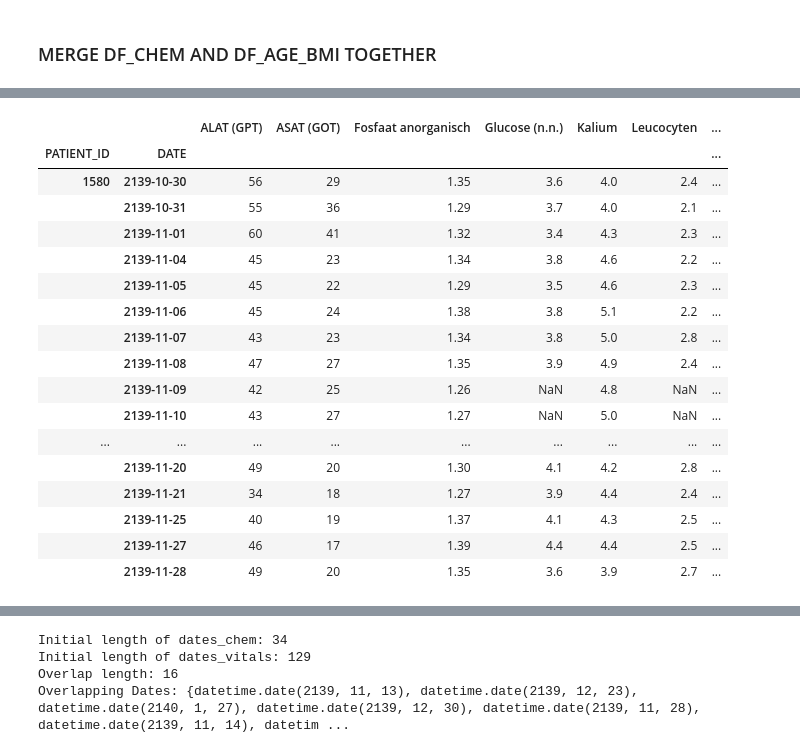
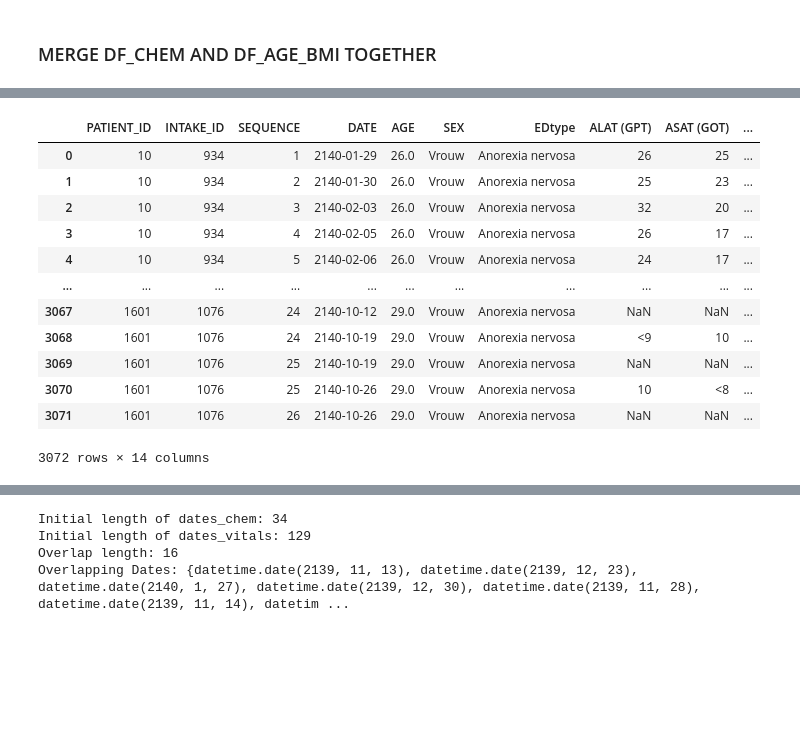
Before and after one commit to puckkwaspen/BEP_RFS, a Jupyter notebook: EDA.ipynb, the cells around one changed output, grey strips where cells are left out. Drawn from its saved outputs; the diff is of its cells as text; code cells hidden in the pictures; blank space fills up the shorter version.

Commit message:
bmi dataframe still not fixed

```diff
--- a/EDA.ipynb
+++ b/EDA.ipynb
@@ -75,7 +76,7 @@ df_pivot.head(20)
 # %% [markdown]
 ## Combining the DataFrames
 # %%
-df2 = pd.read_csv("../../annonymizedDatasets/maskedDAIsy_LabCombined.csv", sep="\t")
+df2 = pd.read_csv("../../annonymizedDatasets/maskedDAIsy_LabCombinedNew.csv", sep="\t")
 df_vitals = pd.read_csv("../../annonymizedDatasets/maskedDAIsy_Vitals.csv", sep="\t")
 df_age = pd.read_csv("../../annonymizedDatasets/maskedDAIsy_AllDatasetsCombinedWoRepIntakes_v1.tsv", sep = "\t")
 # %% [markdown]
@@ -114,7 +115,11 @@ pivoted_df = df_pivot.reset_index()
 pivoted_df['ROW'] = range(1, len(pivoted_df) + 1)
 pivoted_df.set_index('ROW', inplace=True)
 
-pivoted_df.head(100)
+val_count = pivoted_df['PATIENT_ID'].value_counts()
+
+pivot_df = pivoted_df[pivoted_df['PATIENT_ID'].isin(val_count[val_count >= 3].index)]
+
+pivot_df.head(100)
 # %% [output]
 |  | PATIENT_ID | INTAKE_ID | SEQUENCE | DATE | ALAT (GPT) | ASAT (GOT) | Fosfaat anorganisch | Glucose (n.n.) | ... |
 | ROW |  |  |  |  |  |  |  |  | ... |
@@ -178,13 +270,17 @@ df_age['p_startdate'] = pd.to_datetime(df_age['p_startdate'])
 df_age['DATE'] = df_age['p_startdate'].dt.date
 df_age['intid'] = df_age['intid'].astype(int)
 
-cols = ['intid', 'seq_num-edeq', 'pid', 'DATE', 'Main-Age', 'Main-Bsex', 'BMI', 'duur_stoornis_in_jaren', 'EDtype']
+cols = ['intid', 'seq_num-edeq', 'pid', 'DATE', 'Main-Age', 'Main-Bsex', 'EDtype']
 
 df_clean = df_age.loc[:, cols]
 
-df_clean.rename(columns={'pid': 'PATIENT_ID', 'Main-Age': 'AGE', 'Main-Bsex': 'SEX', 'duur_stoornis_in_jaren': 'ED_Duration', 'intid': 'INTAKE_ID', 'seq_num-edeq' : 'SEQUENCE'}, inplace=True)
+df_clean.rename(columns={'pid': 'PATIENT_ID', 'Main-Age': 'AGE', 'Main-Bsex': 'SEX', 'intid': 'INTAKE_ID', 'seq_num-edeq' : 'SEQUENCE'}, inplace=True)
 
-df_reordered = df_clean.iloc[:, [2,0,1,4,8,7,5,6]]
+df_filtered = df_clean[df_clean['EDtype'] == 'Anorexia nervosa']
 
-df_reordered.head()
+df_filtered.head()
+
+df_reordered = df_filtered.iloc[:, [2, 0, 1, 3, 4, 5, 6]]
+
+df_reordered.head(20)
 # %% [output]
@@ -269,25 +342,37 @@ df_check.head(100)
 # %%
-df_check2 = df_pivot[df_pivot.index.get_level_values(0) == 1580]
-# df_filtered = df[df.index.get_level_values(0) == 10]
+vitals_new['DATE'] = pd.to_datetime(vitals_new['DATE'])
+df_merged['DATE'] = pd.to_datetime(df_merged['DATE'])
 
-df_check2.head(20)
-# df_pivot.head(10)
+df_merged = df_merged.sort_values(by=['PATIENT_ID', 'DATE'], ascending=[True, True])
+vitals_new = vitals_new.sort_values(by=['PATIENT_ID', 'DATE'], ascending=[True, True])
+
+
+df_merged
+# # asof merge
+# df_m = pd.merge_asof(
+#     df_merged,
+#     vitals_new,
+#     on='DATE',
+#     by='PATIENT_ID',
+#     direction='nearest',
+#     tolerance=pd.Timedelta(days=1)
+# )
+#
+# # Count how many rows in pivot_df didn't find a match
+# unmatched_rows = df_merged[~df_merged['DATE'].isin(df_m['DATE'])]
+#
+# print(f"Number of unmatched rows: {len(unmatched_rows)}")
 # %% [output]
-|  |  | ALAT (GPT) | ASAT (GOT) | Fosfaat anorganisch | Glucose (n.n.) | Kalium | Leucocyten | ... |
-| PATIENT_ID | DATE |  |  |  |  |  |  | ... |
-| 1580 | 2139-10-30 | 56 | 29 | 1.35 | 3.6 | 4.0 | 2.4 | ... |
-|  | 2139-10-31 | 55 | 36 | 1.29 | 3.7 | 4.0 | 2.1 | ... |
-|  | 2139-11-01 | 60 | 41 | 1.32 | 3.4 | 4.3 | 2.3 | ... |
-|  | 2139-11-04 | 45 | 23 | 1.34 | 3.8 | 4.6 | 2.2 | ... |
-|  | 2139-11-05 | 45 | 22 | 1.29 | 3.5 | 4.6 | 2.3 | ... |
-|  | 2139-11-06 | 45 | 24 | 1.38 | 3.8 | 5.1 | 2.2 | ... |
-|  | 2139-11-07 | 43 | 23 | 1.34 | 3.8 | 5.0 | 2.8 | ... |
-|  | 2139-11-08 | 47 | 27 | 1.35 | 3.9 | 4.9 | 2.4 | ... |
-|  | 2139-11-09 | 42 | 25 | 1.26 | NaN | 4.8 | NaN | ... |
-|  | 2139-11-10 | 43 | 27 | 1.27 | NaN | 5.0 | NaN | ... |
-| ... | ... | ... | ... | ... | ... | ... | ... | ... |
-|  | 2139-11-20 | 49 | 20 | 1.30 | 4.1 | 4.2 | 2.8 | ... |
-|  | 2139-11-21 | 34 | 18 | 1.27 | 3.9 | 4.4 | 2.4 | ... |
-|  | 2139-11-25 | 40 | 19 | 1.37 | 4.1 | 4.3 | 2.5 | ... |
-|  | 2139-11-27 | 46 | 17 | 1.39 | 4.4 | 4.4 | 2.5 | ... |
-|  | 2139-11-28 | 49 | 20 | 1.35 | 3.6 | 3.9 | 2.7 | ... |
+|  | PATIENT_ID | INTAKE_ID | SEQUENCE | DATE | AGE | SEX | EDtype | ALAT (GPT) | ASAT (GOT) | ... |
+| 0 | 10 | 934 | 1 | 2140-01-29 | 26.0 | Vrouw | Anorexia nervosa | 26 | 25 | ... |
+| 1 | 10 | 934 | 2 | 2140-01-30 | 26.0 | Vrouw | Anorexia nervosa | 25 | 23 | ... |
+| 2 | 10 | 934 | 3 | 2140-02-03 | 26.0 | Vrouw | Anorexia nervosa | 32 | 20 | ... |
+| 3 | 10 | 934 | 4 | 2140-02-05 | 26.0 | Vrouw | Anorexia nervosa | 26 | 17 | ... |
+| 4 | 10 | 934 | 5 | 2140-02-06 | 26.0 | Vrouw | Anorexia nervosa | 24 | 17 | ... |
+| ... | ... | ... | ... | ... | ... | ... | ... | ... | ... | ... |
+| 3067 | 1601 | 1076 | 24 | 2140-10-12 | 29.0 | Vrouw | Anorexia nervosa | NaN | NaN | ... |
+| 3068 | 1601 | 1076 | 24 | 2140-10-19 | 29.0 | Vrouw | Anorexia nervosa | <9 | 10 | ... |
+| 3069 | 1601 | 1076 | 25 | 2140-10-19 | 29.0 | Vrouw | Anorexia nervosa | NaN | NaN | ... |
+| 3070 | 1601 | 1076 | 25 | 2140-10-26 | 29.0 | Vrouw | Anorexia nervosa | 10 | <8 | ... |
+| 3071 | 1601 | 1076 | 26 | 2140-10-26 | 29.0 | Vrouw | Anorexia nervosa | NaN | NaN | ... |
+3072 rows × 14 columns
```
Also changed, not shown: parts of 11 cells of this notebook.
